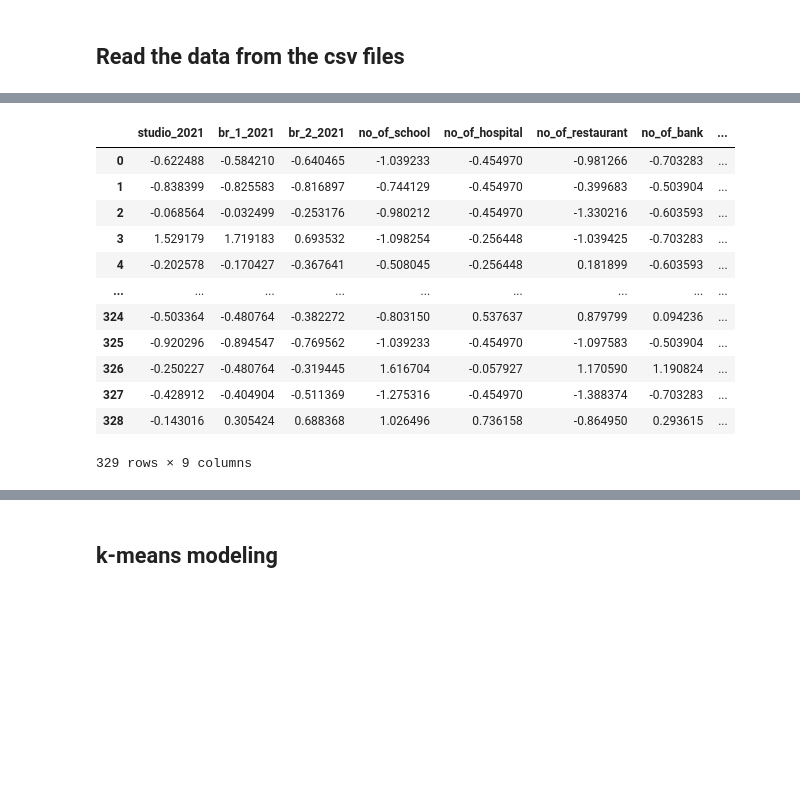
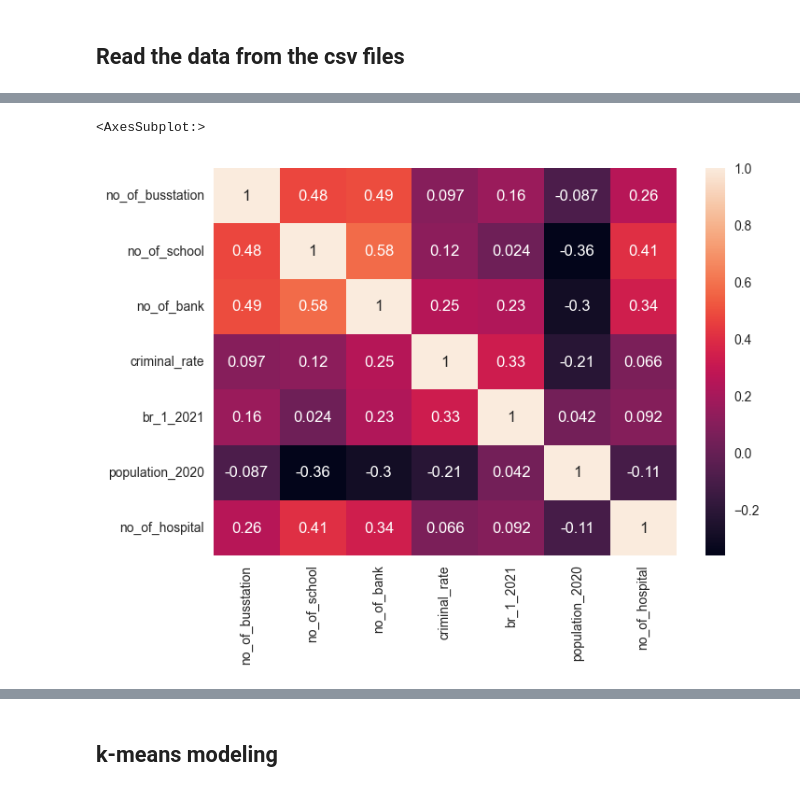
Before and after one commit to Magmafish/Midterm_Project, a Jupyter notebook: modeling_k.ipynb, the cells around one changed output, grey strips where cells are left out. Cells and saved outputs as stored; diff of their text form; code cells hidden in the pictures; blank space fills up the shorter version.

```diff
--- a/modeling_k.ipynb
+++ b/modeling_k.ipynb
@@ -68,0 +121,7 @@ df_neighborhood = neighborhood[['studio_2021', 'br_1_2021', 'br_2_2021', 'no_of_
+# %%
+#features = ['latitude', 'longitude', 'studio_2021', 'br_1_2021', 'br_2_2021', 'no_of_school', 'no_of_hospital', 'no_of_restaurant', 'no_of_bank', 'no_of_bar', 'no_of_busstation', 'criminal_rate', 'population_2020']
+#features = ['br_1_2021', 'no_of_school', 'no_of_hospital', 'no_of_bank', 'no_of_busstation', 'criminal_rate', 'population_2020']
+#features = ['br_1_2021', 'no_of_school', 'criminal_rate', 'population_2020']
+
+features = ['no_of_busstation', 'no_of_school', 'no_of_bank', 'criminal_rate', 'br_1_2021', 'population_2020', 'no_of_hospital']
+df_neighborhood = neighborhood[features]
@@ -69,2 +140,8 @@ df_neighborhood = neighborhood[['studio_2021', 'br_1_2021', 'br_2_2021', 'no_of_
+# %%
+cor = df_neighborhood.corr()
+sns.heatmap(cor,annot=True)
+# %% [output]
+<AxesSubplot:>
+[figure, added]
 # %%
 # Normalize the continuous values
@@ -77,16 +150,0 @@ df_neighborhood = pd.DataFrame(df_neighborhood, columns=['studio_2021', 'br_1_20
-# %%
-df_neighborhood
-# %% [output]
-|  | studio_2021 | br_1_2021 | br_2_2021 | no_of_school | no_of_hospital | no_of_restaurant | no_of_bank | ... |
-| 0 | -0.622488 | -0.584210 | -0.640465 | -1.039233 | -0.454970 | -0.981266 | -0.703283 | ... |
-| 1 | -0.838399 | -0.825583 | -0.816897 | -0.744129 | -0.454970 | -0.399683 | -0.503904 | ... |
-| 2 | -0.068564 | -0.032499 | -0.253176 | -0.980212 | -0.454970 | -1.330216 | -0.603593 | ... |
-| 3 | 1.529179 | 1.719183 | 0.693532 | -1.098254 | -0.256448 | -1.039425 | -0.703283 | ... |
-| 4 | -0.202578 | -0.170427 | -0.367641 | -0.508045 | -0.256448 | 0.181899 | -0.603593 | ... |
-| ... | ... | ... | ... | ... | ... | ... | ... | ... |
-| 324 | -0.503364 | -0.480764 | -0.382272 | -0.803150 | 0.537637 | 0.879799 | 0.094236 | ... |
-| 325 | -0.920296 | -0.894547 | -0.769562 | -1.039233 | -0.454970 | -1.097583 | -0.503904 | ... |
-| 326 | -0.250227 | -0.480764 | -0.319445 | 1.616704 | -0.057927 | 1.170590 | 1.190824 | ... |
-| 327 | -0.428912 | -0.404904 | -0.511369 | -1.275316 | -0.454970 | -1.388374 | -0.703283 | ... |
-| 328 | -0.143016 | 0.305424 | 0.688368 | 1.026496 | 0.736158 | -0.864950 | 0.293615 | ... |
-329 rows × 9 columns
```
Also changed, not shown: parts of 25 cells of this notebook, 4 other files.
